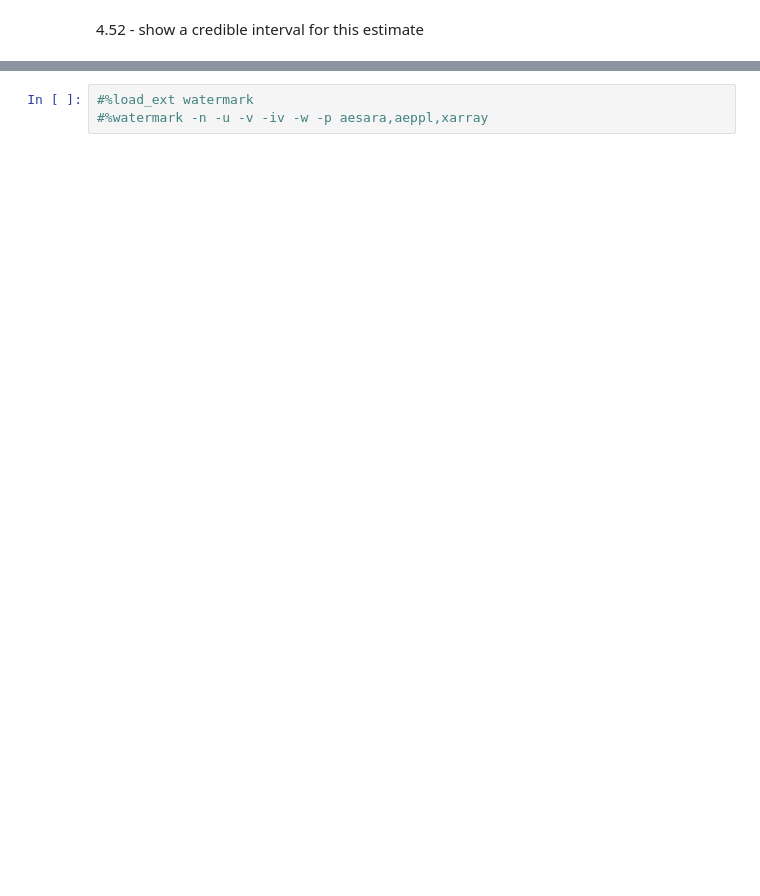
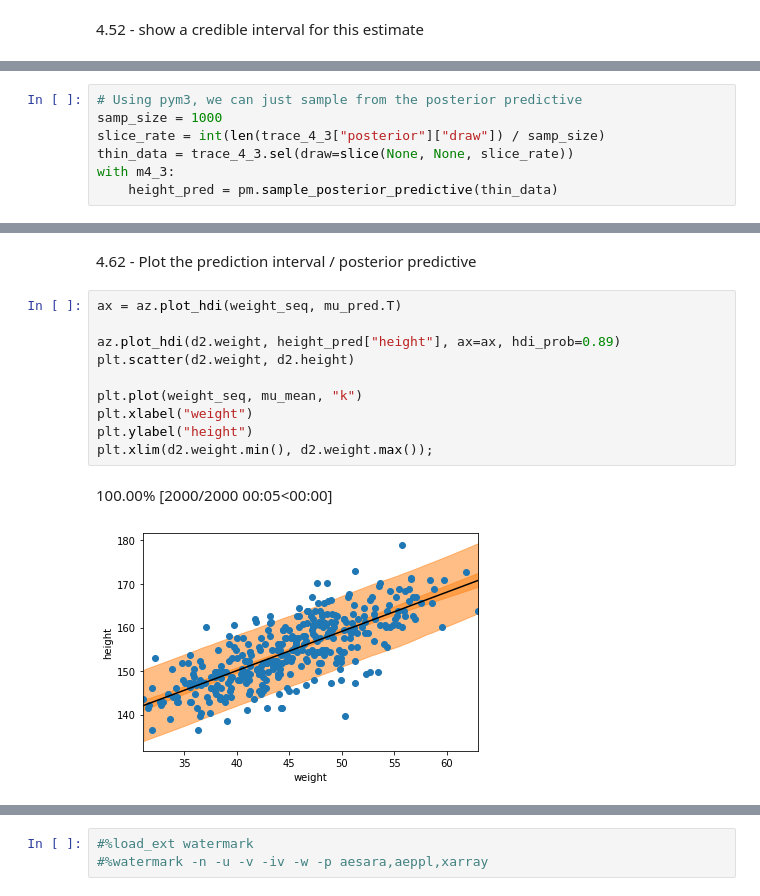
Before and after one commit to steed360/Data-Analysis, a Jupyter notebook: b Statistical Rethinking/Chapter_4_fromScratch.ipynb, the cells around one changed output, grey strips where cells are left out. Cells and saved outputs as stored; diff of their text form; blank space fills up the shorter version.

```diff
--- a/b Statistical Rethinking/Chapter_4_fromScratch.ipynb
+++ b/b Statistical Rethinking/Chapter_4_fromScratch.ipynb
@@ -769,0 +852,7 @@ array([158.51253708, 159.79547069])
+# %%
+# Using pym3, we can just sample from the posterior predictive
+samp_size = 1000
+slice_rate = int(len(trace_4_3["posterior"]["draw"]) / samp_size)
+thin_data = trace_4_3.sel(draw=slice(None, None, slice_rate))
+with m4_3:
+    height_pred = pm.sample_posterior_predictive(thin_data)
@@ -769,0 +869,15 @@ array([158.51253708, 159.79547069])
+# %% [markdown]
+4.62 - Plot the prediction interval / posterior predictive
+# %%
+ax = az.plot_hdi(weight_seq, mu_pred.T)
+
+az.plot_hdi(d2.weight, height_pred["height"], ax=ax, hdi_prob=0.89)
+plt.scatter(d2.weight, d2.height)
+
+plt.plot(weight_seq, mu_mean, "k")
+plt.xlabel("weight")
+plt.ylabel("height")
+plt.xlim(d2.weight.min(), d2.weight.max());
+# %% [output]
+100.00% [2000/2000 00:05<00:00]
+[figure, added]
```
Also changed, not shown: parts of 46 cells of this notebook.
